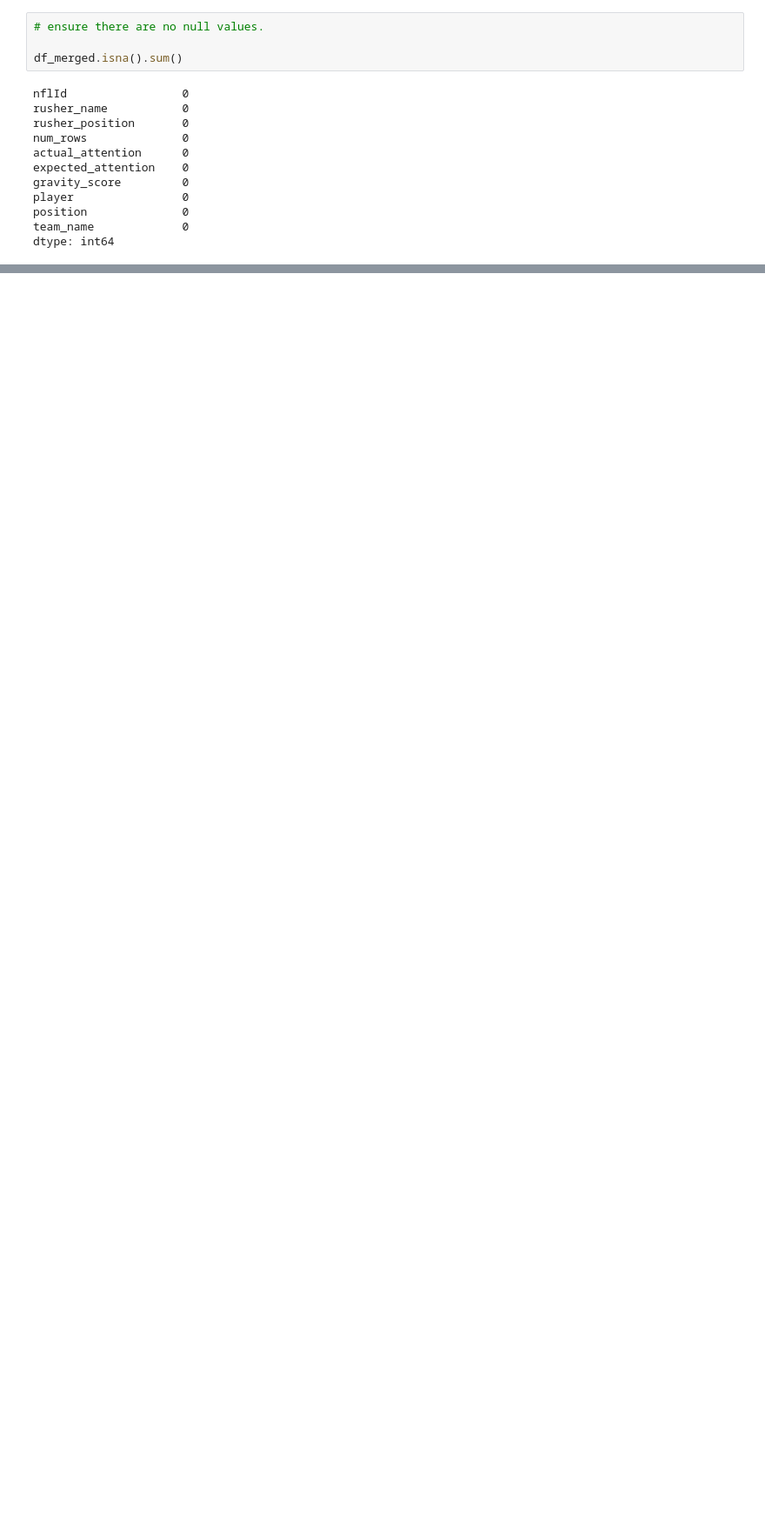
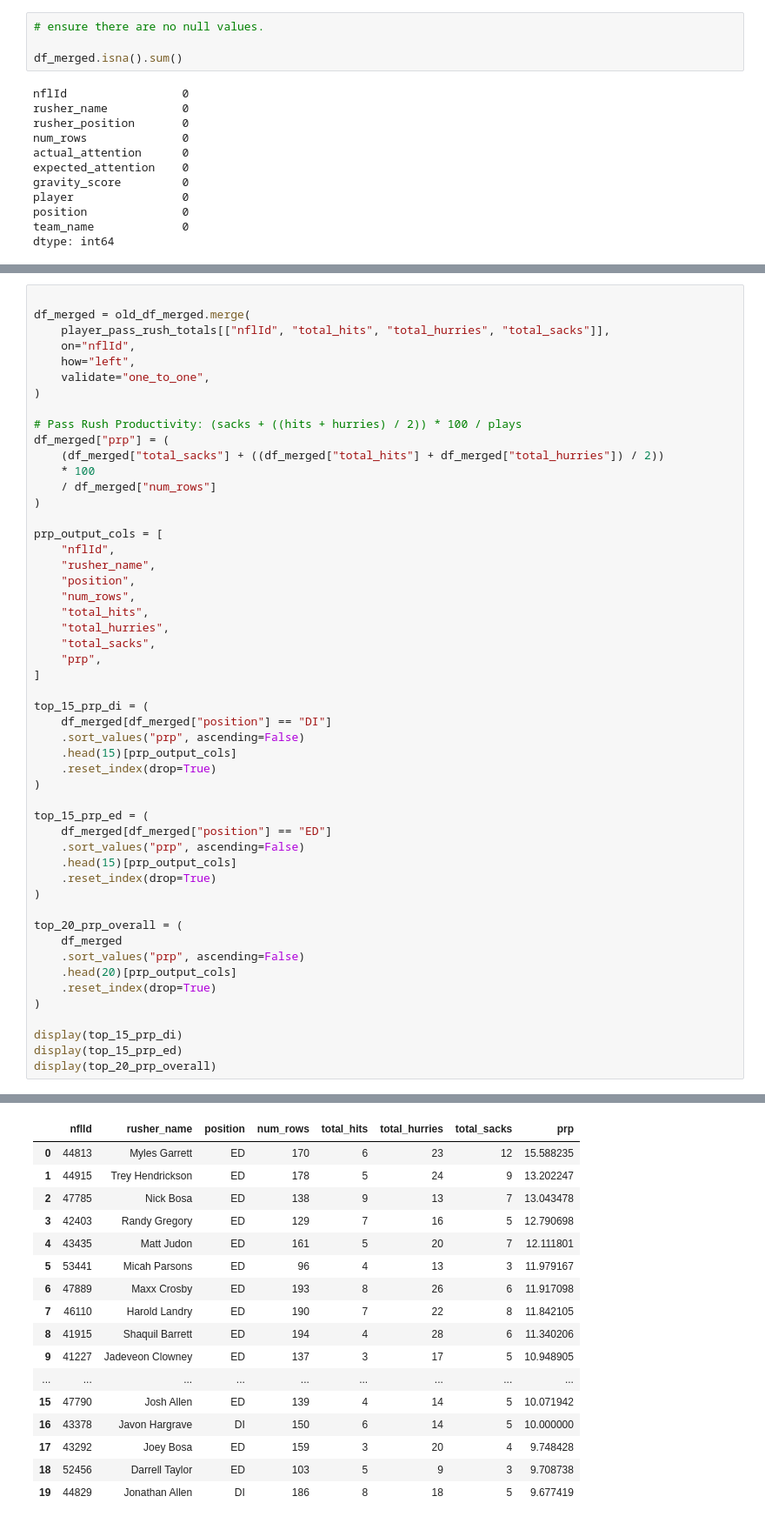
Before and after one commit to mouchatt6/BSA-Football-2026-Gravity-Metrics, a Jupyter notebook: Data Cleaning + Engineering/scripts/xgboost_model_expected_attention.ipynb, the cells around one changed output, grey strips where cells are left out. Shown at 87% size. Drawn from its saved outputs; the diff is of its cells as text; blank space fills up the shorter version.

```diff
--- a/Data Cleaning + Engineering/scripts/xgboost_model_expected_attention.ipynb
+++ b/Data Cleaning + Engineering/scripts/xgboost_model_expected_attention.ipynb
@@ -1036,0 +1160,52 @@ plt.show()
+# %%
+
+df_merged = old_df_merged.merge(
+    player_pass_rush_totals[["nflId", "total_hits", "total_hurries", "total_sacks"]],
+    on="nflId",
+    how="left",
+    validate="one_to_one",
+)
+
+# Pass Rush Productivity: (sacks + ((hits + hurries) / 2)) * 100 / plays
+df_merged["prp"] = (
+    (df_merged["total_sacks"] + ((df_merged["total_hits"] + df_merged["total_hurries"]) / 2))
+    * 100
+    / df_merged["num_rows"]
+)
+
+prp_output_cols = [
+    "nflId",
+    "rusher_name",
+    "position",
+    "num_rows",
+    "total_hits",
+    "total_hurries",
+    "total_sacks",
+    "prp",
+]
+
+top_15_prp_di = (
+    df_merged[df_merged["position"] == "DI"]
+    .sort_values("prp", ascending=False)
+    .head(15)[prp_output_cols]
+    .reset_index(drop=True)
+)
+
+top_15_prp_ed = (
+    df_merged[df_merged["position"] == "ED"]
+    .sort_values("prp", ascending=False)
+    .head(15)[prp_output_cols]
+    .reset_index(drop=True)
+)
+
+top_20_prp_overall = (
+    df_merged
+    .sort_values("prp", ascending=False)
+    .head(20)[prp_output_cols]
+    .reset_index(drop=True)
+)
+
+display(top_15_prp_di)
+display(top_15_prp_ed)
+display(top_20_prp_overall)
+# %% [output]
@@ -1036,0 +1244,17 @@ plt.show()
+|  | nflId | rusher_name | position | num_rows | total_hits | total_hurries | total_sacks | prp |
+| 0 | 44813 | Myles Garrett | ED | 170 | 6 | 23 | 12 | 15.588235 |
+| 1 | 44915 | Trey Hendrickson | ED | 178 | 5 | 24 | 9 | 13.202247 |
+| 2 | 47785 | Nick Bosa | ED | 138 | 9 | 13 | 7 | 13.043478 |
+| 3 | 42403 | Randy Gregory | ED | 129 | 7 | 16 | 5 | 12.790698 |
+| 4 | 43435 | Matt Judon | ED | 161 | 5 | 20 | 7 | 12.111801 |
+| 5 | 53441 | Micah Parsons | ED | 96 | 4 | 13 | 3 | 11.979167 |
+| 6 | 47889 | Maxx Crosby | ED | 193 | 8 | 26 | 6 | 11.917098 |
+| 7 | 46110 | Harold Landry | ED | 190 | 7 | 22 | 8 | 11.842105 |
+| 8 | 41915 | Shaquil Barrett | ED | 194 | 4 | 28 | 6 | 11.340206 |
+| 9 | 41227 | Jadeveon Clowney | ED | 137 | 3 | 17 | 5 | 10.948905 |
+| ... | ... | ... | ... | ... | ... | ... | ... | ... |
+| 15 | 47790 | Josh Allen | ED | 139 | 4 | 14 | 5 | 10.071942 |
+| 16 | 43378 | Javon Hargrave | DI | 150 | 6 | 14 | 5 | 10.000000 |
+| 17 | 43292 | Joey Bosa | ED | 159 | 3 | 20 | 4 | 9.748428 |
+| 18 | 52456 | Darrell Taylor | ED | 103 | 5 | 9 | 3 | 9.708738 |
+| 19 | 44829 | Jonathan Allen | DI | 186 | 8 | 18 | 5 | 9.677419 |
```
Also changed, not shown: parts of 13 cells of this notebook, 32 other files.
